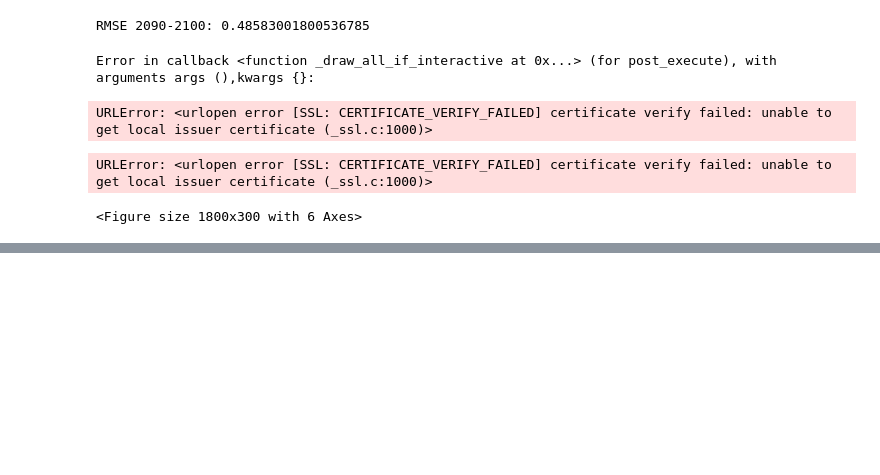
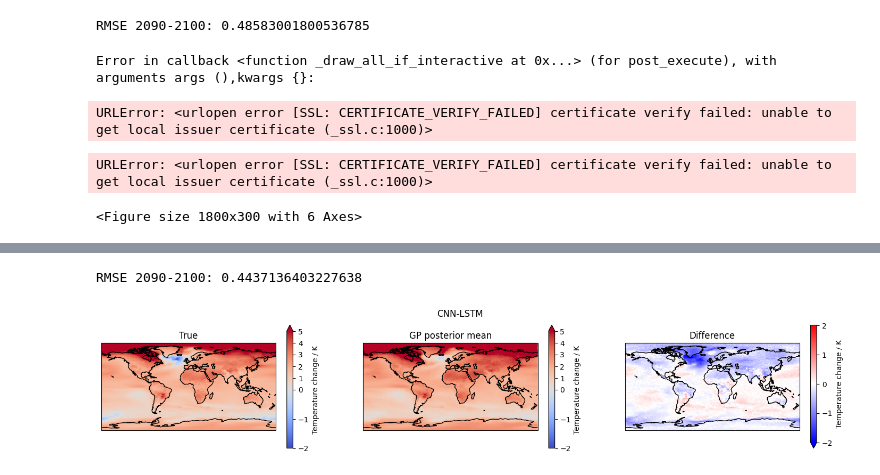
Before and after one commit to SreenivasDheeraj/sioc209-2024-sp, a Jupyter notebook: sioc209-2024-sp/applications/ClimateBench/CNN-LTSM_model.ipynb, the cells around one changed output, grey strips where cells are left out. Cells and saved outputs as stored; diff of their text form; code cells hidden in the pictures; blank space fills up the shorter version.

Commit message:
Assignment  1 final saves

```diff
--- a/sioc209-2024-sp/applications/ClimateBench/CNN-LTSM_model.ipynb
+++ b/sioc209-2024-sp/applications/ClimateBench/CNN-LTSM_model.ipynb
@@ -263,0 +276,8 @@ ValueError: Kernel shape must have the same length as input, but received kernel
+# %%
+hist = cnn1_model.fit(X_train_all,
+                     Y_train_all,
+                     #use_multiprocessing=True,
+                     #workers=5,
+                     batch_size=16,
+                     epochs=20,
+                     verbose=1)
@@ -263,0 +305,21 @@ ValueError: Kernel shape must have the same length as input, but received kernel
+# %%
+# Open and reformat test data
+X_test = xr.open_mfdataset([data_path + 'inputs_historical.nc',
+                            data_path + 'inputs_ssp245.nc']).compute()
+
+# Normalize data
+for var in ['CO2', 'CH4', 'SO2', 'BC']:
+    var_dims = X_test[var].dims
+    X_test = X_test.assign({var: (var_dims, normalize(X_test[var].data, var, meanstd_inputs))})
+
+X_test_np = sliding_window_X(X_test.to_array().transpose('time', 'latitude', 'longitude', 'variable').data, len_historical=len_historical)
+# %%
+# Make predictions using trained model
+m_pred = cnn1_model.predict(X_test_np)
+# reshape to xarray
+m_pred = m_pred.reshape(m_pred.shape[0], m_pred.shape[2], m_pred.shape[3])
+m_pred = xr.DataArray(m_pred, dims=['time', 'lat', 'lon'],
+                      coords=[X_test.time.data[len_historical:],
+                              X_test.latitude.data,
+                              X_test.longitude.data]).sel(time=slice(2015, 2101))
+m_pred
@@ -263,0 +345,10 @@ ValueError: Kernel shape must have the same length as input, but received kernel
+# %%
+tas_truth = xr.open_mfdataset([data_path + 'outputs_ssp245.nc'])['tas'].mean('member').compute()
+# Compute RMSEs
+print(f"RMSE 2090-2100: {get_rmse(tas_truth[65:], m_pred[65:].data).mean()}")
+# %% [output]
+RMSE 2090-2100: 0.4437136403227638
+# %%
+plot_diff(tas_truth, m_pred, 'CNN-LSTM')
+# %% [output]
+[figure, added]
```
Also changed, not shown: parts of 4 cells of this notebook, 1 other file.
